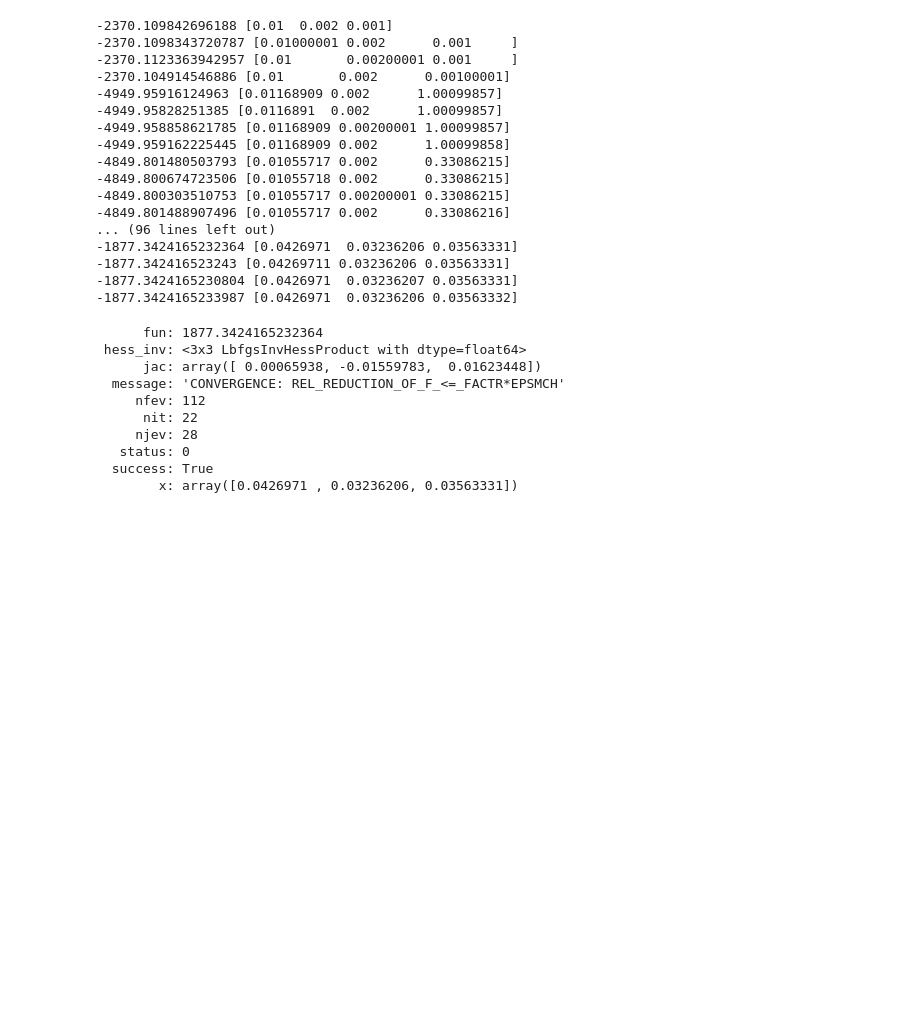
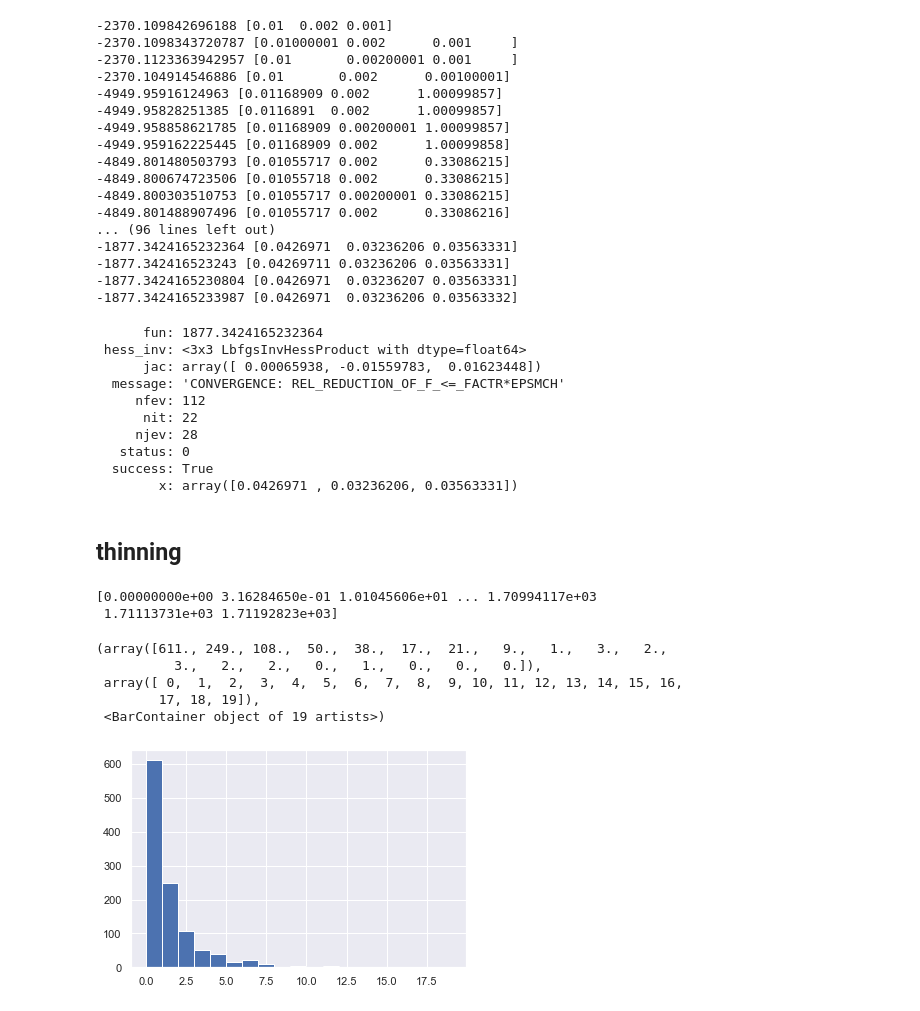
Before and after one commit to ghego98/sistemi-complessi, a Jupyter notebook: data_analysis.ipynb, the cells around one changed output. Cells and saved outputs as stored; diff of their text form; code cells hidden in the pictures; blank space fills up the shorter version.

```diff
--- a/data_analysis.ipynb
+++ b/data_analysis.ipynb
@@ -440,3 +440,48 @@ minimize(loglik,x0=(0.01, 0.002, 0.001), args = df.time.to_numpy(), bounds=((0,N
    status: 0
   success: True
         x: array([0.0426971 , 0.03236206, 0.03563331])
+# %% [markdown]
+## thinning
+# %%
+def hawkesint (t, ptimes,par):
+    mu, alpha, beta = par
+    return mu + (alpha*np.exp(-beta*(t-ptimes))).sum()
+
+
+
+def thin(n, par):
+    mu, alpha, beta = par
+    t0 = 0
+    i = 1
+    tim = np.zeros(n)
+    while i<n:
+        lamstar = hawkesint(t0,tim[:i], par)
+        u = np.random.rand()
+        tau = -np.log(u)/lamstar
+        t0=t0 +tau
+        s = np.random.rand()
+        if s <= hawkesint(t0, tim[:i], par)/lamstar :
+            tim[i]= t0
+            i=i+1
+    return tim
+
+
+
+mu = 0.0426
+alpha = 0.0323
+beta = 0.0356
+ptimes = np.array([3,5,8,23,43])
+a = thin(1119,[mu, alpha, beta])
+print(a)
+# %% [output]
+[0.00000000e+00 3.16284650e-01 1.01045606e+01 ... 1.70994117e+03
+ 1.71113731e+03 1.71192823e+03]
+# %%
+plt.hist(np.diff(a),bins=np.arange(20))
+# %% [output]
+(array([611., 249., 108.,  50.,  38.,  17.,  21.,   9.,   1.,   3.,   2.,
+          3.,   2.,   2.,   0.,   1.,   0.,   0.,   0.]),
+ array([ 0,  1,  2,  3,  4,  5,  6,  7,  8,  9, 10, 11, 12, 13, 14, 15, 16,
+        17, 18, 19]),
+ <BarContainer object of 19 artists>)
+[figure, added]
```
Also changed, not shown: parts of 1 cell of this notebook.
